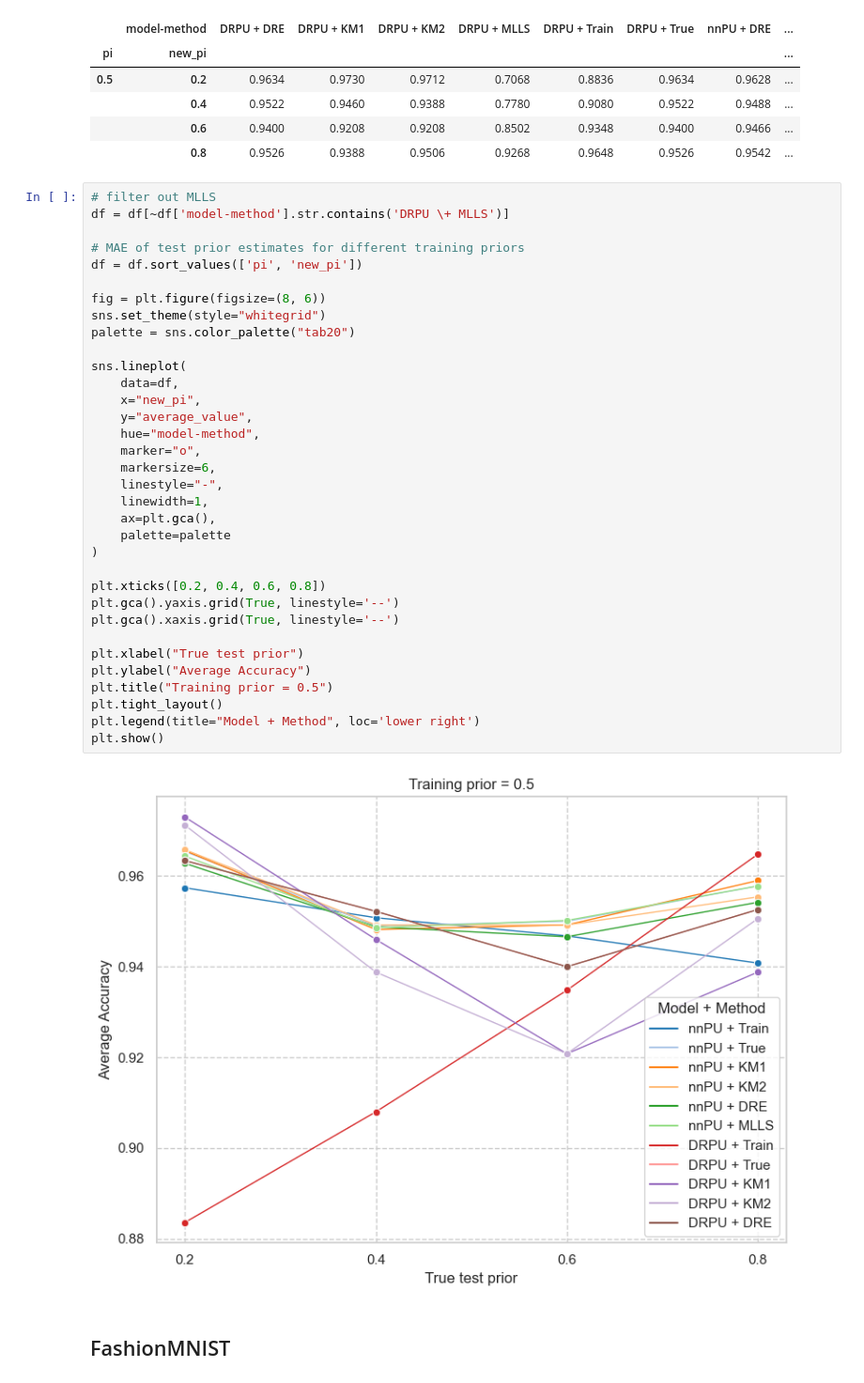
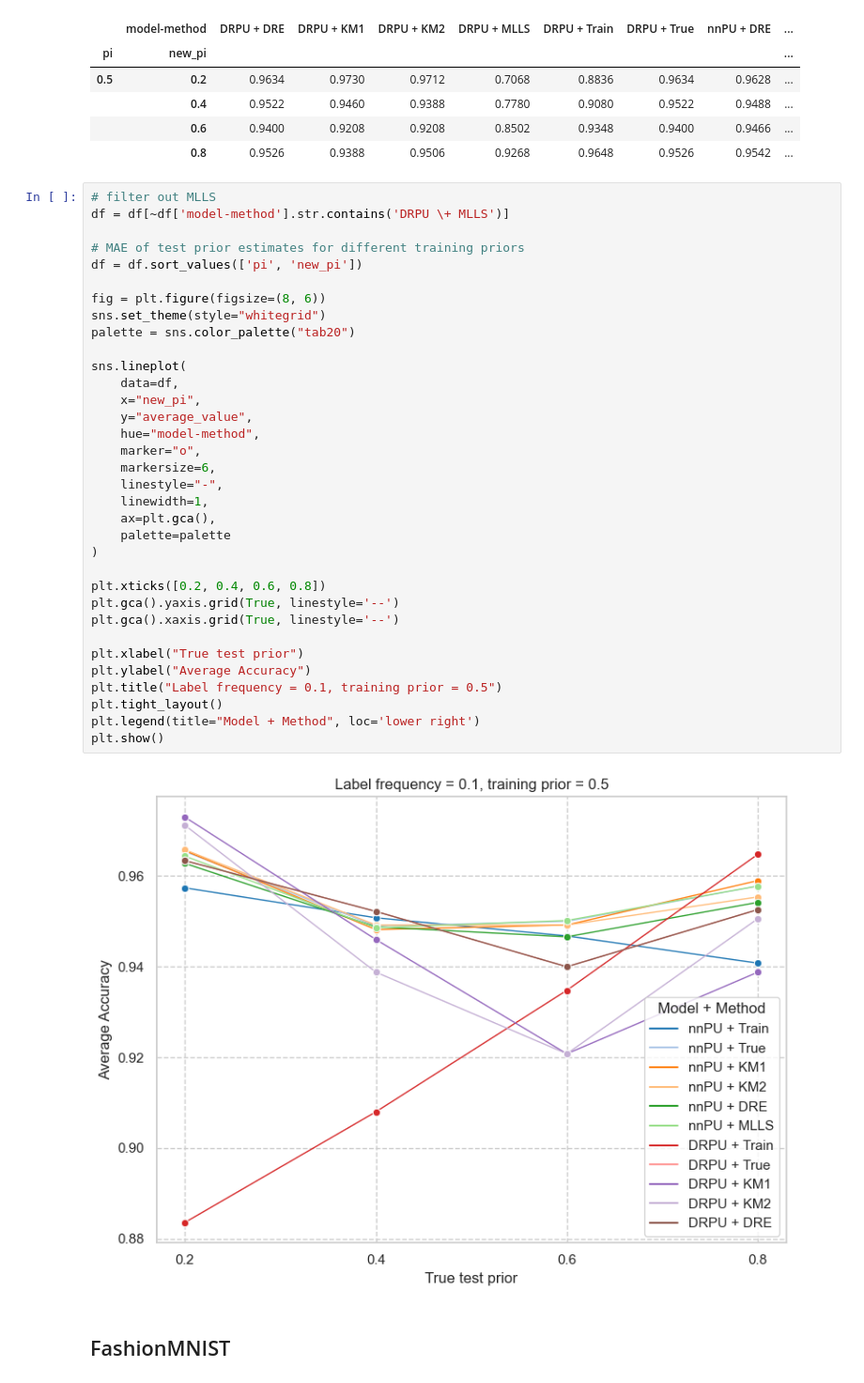
Before and after one commit to izabelatelejko/PULS-Master, a Jupyter notebook: evaluation.ipynb, the cells around one changed output. Shown at 94% size. Saved outputs shown, nothing was run; the diff lists cells and outputs as text.

```diff
--- a/evaluation.ipynb
+++ b/evaluation.ipynb
@@ -224,35 +223,35 @@ df = df[~df['model-method'].str.contains('DRPU \+ MLLS')]
 # MAE of test prior estimates for different training priors
 df = df.sort_values(['pi', 'new_pi'])
 
 fig = plt.figure(figsize=(8, 6))
 sns.set_theme(style="whitegrid")
 palette = sns.color_palette("tab20")
 
 sns.lineplot(
     data=df,
     x="new_pi",
     y="average_value",
     hue="model-method",
     marker="o",
     markersize=6,
     linestyle="-",
     linewidth=1,
     ax=plt.gca(),
     palette=palette
 )
 
 plt.xticks([0.2, 0.4, 0.6, 0.8])
 plt.gca().yaxis.grid(True, linestyle='--')
 plt.gca().xaxis.grid(True, linestyle='--')
 
 plt.xlabel("True test prior")
 plt.ylabel("Average Accuracy")
-plt.title("Training prior = 0.5")
+plt.title("Label frequency = 0.1, training prior = 0.5")
 plt.tight_layout()
 plt.legend(title="Model + Method", loc='lower right')
 plt.show()
 # %% [output]
-[figure, old version]
+[figure, new version]
 # %% [markdown]
 ## FashionMNIST
 # %%
```
Also changed, not shown: parts of 12 cells of this notebook, 2 other files.
